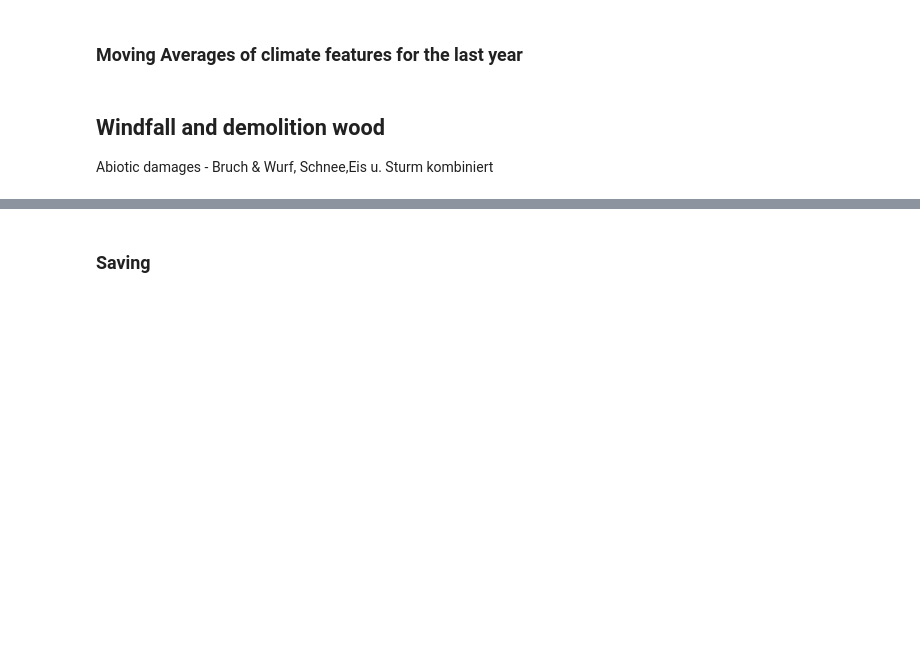
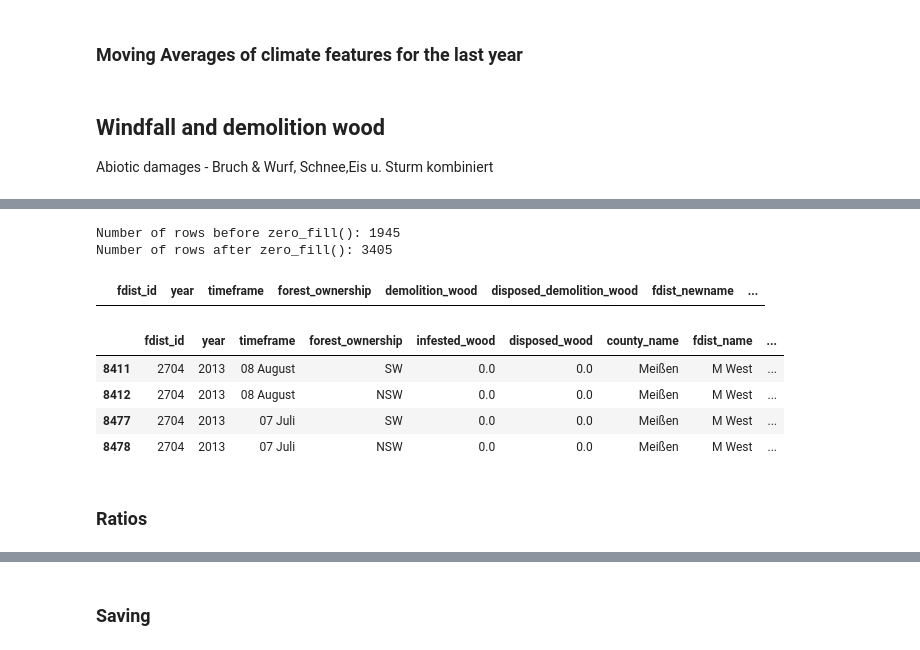
Before and after one commit to ho-ya/Bark_Beetle_Sachsenforst, a Jupyter notebook: 1_Data_Aggregation.ipynb, the cells around one changed output, grey strips where cells are left out. Saved outputs shown, nothing was run; the diff lists cells and outputs as text; code cells hidden in the pictures; blank space fills up the shorter version.

```diff
--- a/1_Data_Aggregation.ipynb
+++ b/1_Data_Aggregation.ipynb
@@ -722,0 +775,23 @@ Abiotic damages - Bruch & Wurf, Schnee,Eis u. Sturm kombiniert
+# %%
+# use the fruits of our labor to fill zero rows
+demolition_history = zero_fill(demolition_history)
+
+# since there could be manual entry errors etc. get the new name NOW so we can later merge back on that
+# use the fruits of our labor and merge fdist_ids on fdist_newname to logically connect old and new districts
+newname_df = infestation_history[['fdist_id', 'fdist_newname']].drop_duplicates('fdist_id').copy()
+
+demolition_history = pd.merge(demolition_history, newname_df, on='fdist_id')
+
+# aggregate the values by summing them together for the 'demolition_wood' and 'disposed_demolition_wood' columns if every other column value is the same
+demolition_history['demolition_wood'] = demolition_history.groupby(['fdist_newname', 'year', 'timeframe', 'forest_ownership'])['demolition_wood'].transform('sum')
+
+demolition_history['disposed_demolition_wood'] = demolition_history.groupby(['fdist_newname', 'year', 'timeframe', 'forest_ownership'])['disposed_demolition_wood'].transform('sum')
+
+# Now drop the duplicated rows that were just created
+demolition_history.drop_duplicates(['fdist_newname', 'year', 'timeframe', 'forest_ownership'], inplace=True)
+
+# reset the index
+demolition_history.reset_index(inplace=True, drop=True)
+# %% [output]
+Number of rows before zero_fill(): 1945
+Number of rows after zero_fill(): 3405
@@ -722,0 +800,44 @@ Abiotic damages - Bruch & Wurf, Schnee,Eis u. Sturm kombiniert
+# %%
+def prev_demolition_date(timestamp):
+    '''
+    TODO: documentation
+    '''
+    if timestamp.month in [4, 9]:
+        return timestamp
+    elif timestamp.month in range(5, 9):
+        return date(timestamp.year, 4, 30)
+    elif timestamp.month in range(1, 4):
+        return date(timestamp.year - 1, 9, 30)
+    else:
+        return date(timestamp.year, 9, 30)
+# %%
+demolition_history['timestamp'] = demolition_history['year'].astype(str) + demolition_history['timeframe'].map(lambda x: end_of_timeframe.get(x))
+demolition_history['timestamp'] = pd.to_datetime(demolition_history['timestamp'])
+# %%
+infestation_history['demolition_date'] = infestation_history['timestamp'].map(lambda x: prev_demolition_date(x))
+# %%
+demolition_history[demolition_history.duplicated(['fdist_newname','forest_ownership', 'timestamp'], keep=False)]
+# %% [output]
+|  | fdist_id | year | timeframe | forest_ownership | demolition_wood | disposed_demolition_wood | fdist_newname | ... |
+# %%
+infestation_history = pd.merge(
+    infestation_history,
+    demolition_history[[
+        'fdist_newname',
+        'forest_ownership',
+        'timestamp',
+        'demolition_wood',
+        'disposed_demolition_wood']],
+    left_on=['fdist_newname', 'forest_ownership', 'demolition_date'],
+    right_on=['fdist_newname', 'forest_ownership', 'timestamp'],
+    suffixes=('', '_drop'),
+    how='left'
+).drop(['demolition_date', 'timestamp_drop'], axis=1)
+# %%
+infestation_history[(infestation_history['demolition_wood'].isna()) & (infestation_history['year'] > 2005)]
+# %% [output]
+|  | fdist_id | year | timeframe | forest_ownership | infested_wood | disposed_wood | county_name | fdist_name | ... |
+| 8411 | 2704 | 2013 | 08 August | SW | 0.0 | 0.0 | Meißen | M West | ... |
+| 8412 | 2704 | 2013 | 08 August | NSW | 0.0 | 0.0 | Meißen | M West | ... |
+| 8477 | 2704 | 2013 | 07 Juli | SW | 0.0 | 0.0 | Meißen | M West | ... |
+| 8478 | 2704 | 2013 | 07 Juli | NSW | 0.0 | 0.0 | Meißen | M West | ... |
@@ -722,0 +846,2 @@ Abiotic damages - Bruch & Wurf, Schnee,Eis u. Sturm kombiniert
+# %% [markdown]
+### Ratios
```
Also changed, not shown: parts of 34 cells of this notebook.
